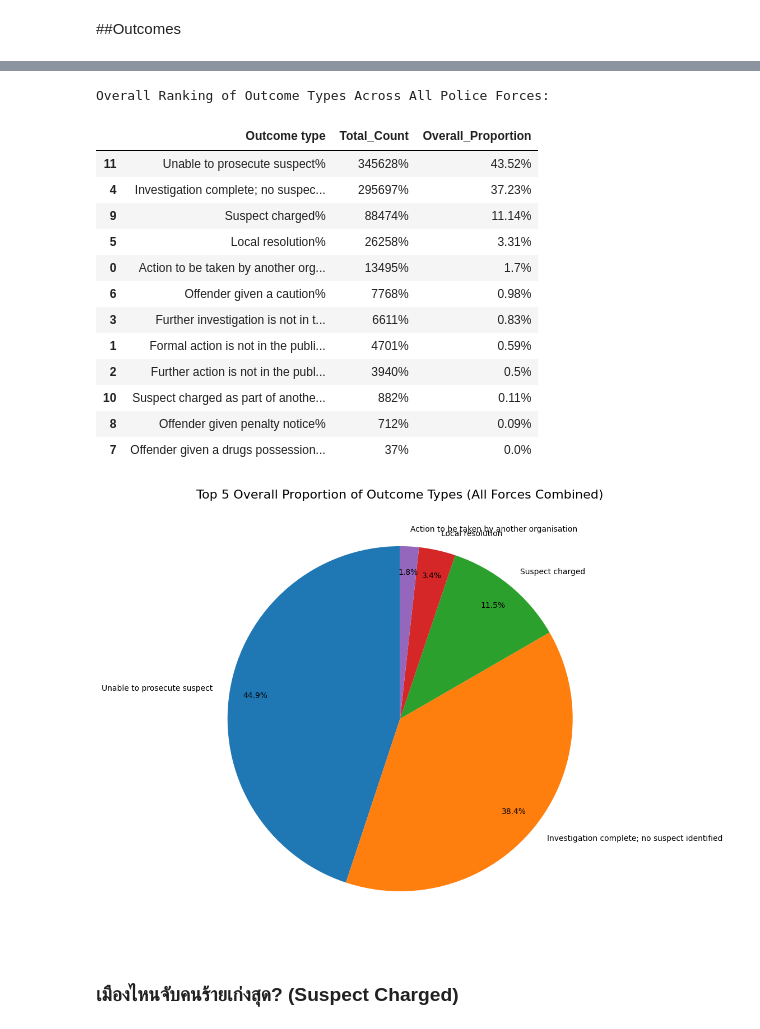
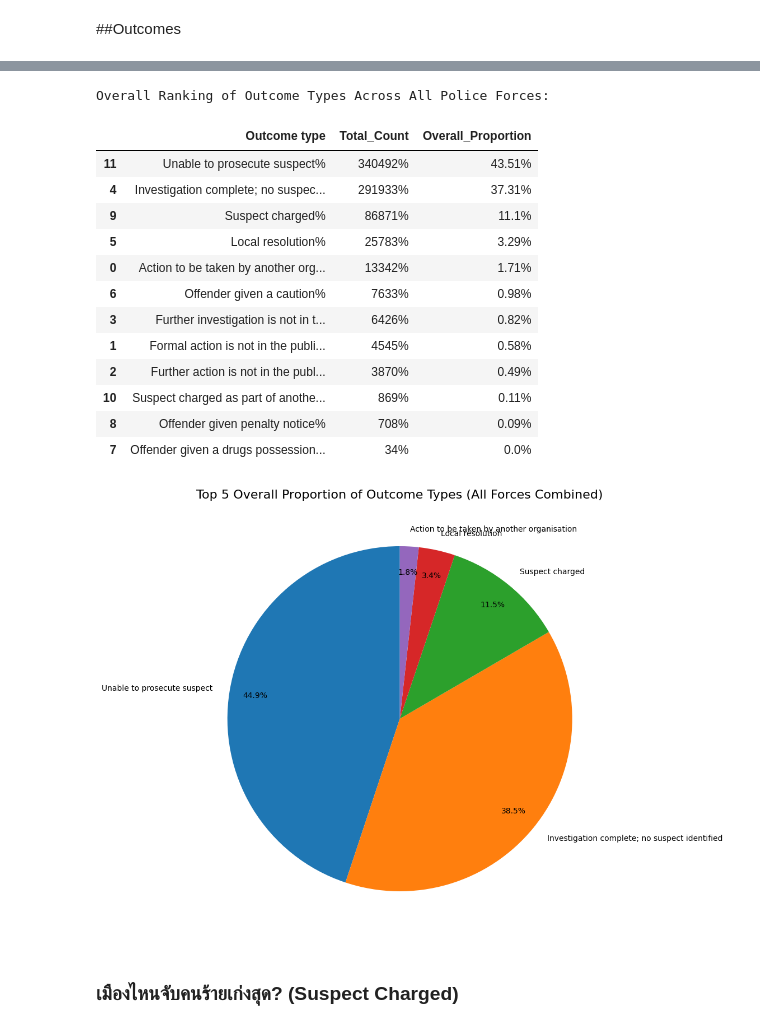
Before and after one commit to jangInw007/JENZY_Project, a Jupyter notebook: JENZY_is_perfect_project_Basicpro.ipynb, the cells around one changed output, grey strips where cells are left out. Saved outputs shown, nothing was run; the diff lists cells and outputs as text; code cells hidden in the pictures.

```diff
--- a/JENZY_is_perfect_project_Basicpro.ipynb
+++ b/JENZY_is_perfect_project_Basicpro.ipynb
@@ -1057,16 +1078,0 @@ lsoa_coords_median.sort_index()
-# %%
-# 1. เติมค่าว่างใน Longitude
-combined_outcomes_2025_all_months['Longitude'] = combined_outcomes_2025_all_months.apply(
-    lambda row: lsoa_coords_median.loc[row['LSOA name'], 'Longitude']
-    if pd.isna(row['Longitude']) and row['LSOA name'] in lsoa_coords_median.index
-    else row['Longitude'],
-    axis=1
-)
-
-# 2. เติมค่าว่างใน Latitude
-combined_outcomes_2025_all_months['Latitude'] = combined_outcomes_2025_all_months.apply(
-    lambda row: lsoa_coords_median.loc[row['LSOA name'], 'Latitude']
-    if pd.isna(row['Latitude']) and row['LSOA name'] in lsoa_coords_median.index
-    else row['Latitude'],
-    axis=1
-)
@@ -1072,0 +1121,13 @@ combined_outcomes_2025_all_months['Latitude'] = combined_outcomes_2025_all_month
+# %%
+# 1. คำนวณค่ามัธยฐานของ Longitude/Latitude สำหรับแต่ละ Police_Force
+force_coords_median = combined_outcomes_2025_all_months.groupby('Police_Force')[['Longitude', 'Latitude']].median()
+
+# 2. เติมค่าว่างที่เหลือด้วยค่ามัธยฐานของ Police Force
+combined_outcomes_2025_all_months['Longitude'].fillna(
+    combined_outcomes_2025_all_months['Police_Force'].map(force_coords_median['Longitude']),
+    inplace=True
+)
+combined_outcomes_2025_all_months['Latitude'].fillna(
+    combined_outcomes_2025_all_months['Police_Force'].map(force_coords_median['Latitude']),
+    inplace=True
+)
@@ -1112,0 +1236,14 @@ fig.show()
+# %%
+# 1. กรอง (Filter) เพื่อเลือกเฉพาะแถวที่ 'Is_LonLat_Imputed' เป็น False
+# False หมายถึง ข้อมูลพิกัด (Longitude/Latitude) เป็นค่าจริงตั้งแต่ต้น
+combined_outcomes_2025_all_months_cleaned = combined_outcomes_2025_all_months[
+    combined_outcomes_2025_all_months['Is_LonLat_Imputed'] == False
+].copy() # ใช้ .copy() เพื่อสร้างสำเนาที่อิสระ
+
+# Reset the index
+combined_outcomes_2025_all_months_cleaned.reset_index(drop=True, inplace=True)
+
+print("DataFrame หลังจากลบแถวที่มีพิกัดที่ถูกประมาณค่า (Imputed) ออกไป:")
+print(f"จำนวนแถวทั้งหมดที่เหลือ: {len(combined_outcomes_2025_all_months_cleaned)}")
+# แสดงตัวอย่าง 5 แถวแรกของ DataFrame ที่ถูกทำความสะอาดแล้ว
+display(combined_outcomes_2025_all_months_cleaned.head())
@@ -1203,45 +1456,45 @@ plt.show()
 # %%
 import pandas as pd
 import matplotlib.pyplot as plt
 
 # 1. คำนวณจำนวนและสัดส่วนของแต่ละ Outcome type ในภาพรวม
-total_outcomes_breakdown = combined_outcomes_2025_all_months.groupby('Outcome type').size().reset_index(name='Total_Count')
+total_outcomes_breakdown = combined_outcomes_2025_all_months_cleaned.groupby('Outcome type').size().reset_index(name='Total_Count')
 total_outcomes_breakdown['Overall_Proportion'] = (
     total_outcomes_breakdown['Total_Count'] / total_outcomes_breakdown['Total_Count'].sum()
 ) * 100
 
 print("Overall Ranking of Outcome Types Across All Police Forces:")
 display(total_outcomes_breakdown.sort_values(by='Total_Count', ascending=False).round(2).astype(str) + '%')
 
 # --- Filter for Top 10 Outcome Types ---
 top_10_outcomes = total_outcomes_breakdown.nlargest(5, 'Total_Count')
 
 # 2. โค้ดนำเสนอ: Pie Chart (using Top 10)
 plt.figure(figsize=(10, 10))
 plt.pie(
     top_10_outcomes['Overall_Proportion'],
     labels=top_10_outcomes['Outcome type'],
     autopct='%1.1f%%', # แสดงผลเป็นเปอร์เซ็นต์
     startangle=90,
     pctdistance=0.85 # ระยะห่างของข้อความเปอร์เซ็นต์จากศูนย์กลาง
 )
 plt.title('Top 5 Overall Proportion of Outcome Types (All Forces Combined)', fontsize=16)
 plt.show()
 # %% [output]
 Overall Ranking of Outcome Types Across All Police Forces:
 |  | Outcome type | Total_Count | Overall_Proportion |
-| 11 | Unable to prosecute suspect% | 345628% | 43.52% |
-| 4 | Investigation complete; no suspec... | 295697% | 37.23% |
-| 9 | Suspect charged% | 88474% | 11.14% |
-| 5 | Local resolution% | 26258% | 3.31% |
-| 0 | Action to be taken by another org... | 13495% | 1.7% |
-| 6 | Offender given a caution% | 7768% | 0.98% |
-| 3 | Further investigation is not in t... | 6611% | 0.83% |
-| 1 | Formal action is not in the publi... | 4701% | 0.59% |
-| 2 | Further action is not in the publ... | 3940% | 0.5% |
-| 10 | Suspect charged as part of anothe... | 882% | 0.11% |
-| 8 | Offender given penalty notice% | 712% | 0.09% |
-| 7 | Offender given a drugs possession... | 37% | 0.0% |
+| 11 | Unable to prosecute suspect% | 340492% | 43.51% |
+| 4 | Investigation complete; no suspec... | 291933% | 37.31% |
+| 9 | Suspect charged% | 86871% | 11.1% |
+| 5 | Local resolution% | 25783% | 3.29% |
+| 0 | Action to be taken by another org... | 13342% | 1.71% |
+| 6 | Offender given a caution% | 7633% | 0.98% |
+| 3 | Further investigation is not in t... | 6426% | 0.82% |
+| 1 | Formal action is not in the publi... | 4545% | 0.58% |
+| 2 | Further action is not in the publ... | 3870% | 0.49% |
+| 10 | Suspect charged as part of anothe... | 869% | 0.11% |
+| 8 | Offender given penalty notice% | 708% | 0.09% |
+| 7 | Offender given a drugs possession... | 34% | 0.0% |
 [figure]
 # %% [markdown]
 ### เมืองไหนจับคนร้ายเก่งสุด? (Suspect Charged)
```
Also changed, not shown: parts of 39 cells of this notebook.
